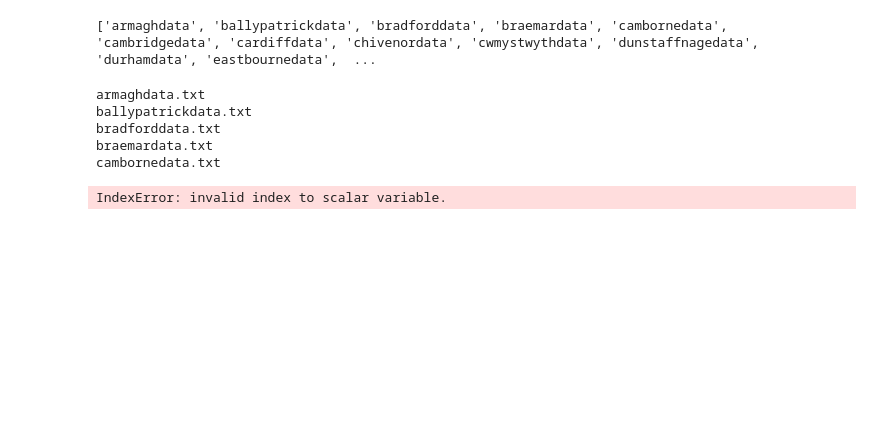
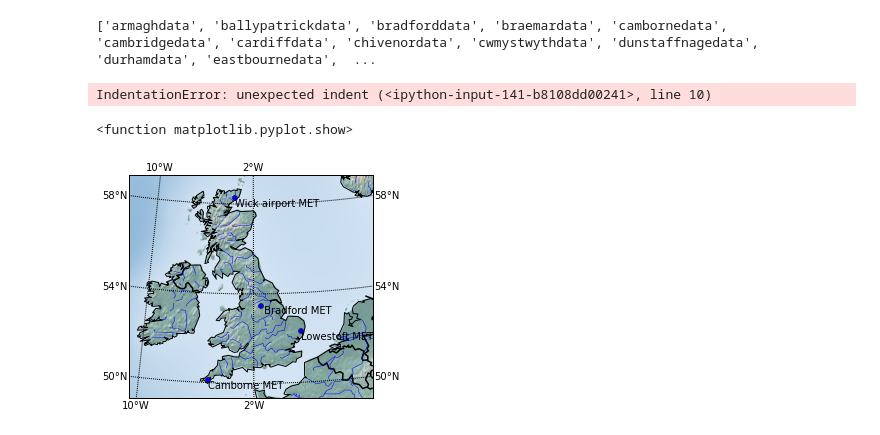
Before and after one commit to woodwm/Grid_vs_Point_Friday, a Jupyter notebook: point_download.ipynb, the cells around one changed output. Drawn from its saved outputs; the diff is of its cells as text; code cells hidden in the pictures; blank space fills up the shorter version.

```diff
--- a/point_download.ipynb
+++ b/point_download.ipynb
@@ -51,13 +52,13 @@ for st in stationsL:
     f2['TMin'] = f2['TMin'].apply(remove_star)
     f2['AF'] = f2['AF'].apply(remove_star)
     f2['Rain'] = f2['Rain'].apply(remove_star)
+        f2['Sun'] = f2['Sun'].apply(remove_star)
+    f2['TMax'] = f2['TMax'].apply(remove_star)
+    f2['TMin'] = f2['TMin'].apply(remove_star)
+    f2['AF'] = f2['AF'].apply(remove_star)
+    f2['Rain'] = f2['Rain'].apply(remove_star)
     f2 = f2.convert_objects(convert_numeric=True)
     f2 = f2.replace(to_replace='---',value='')
 # %% [output]
-armaghdata.txt
-ballypatrickdata.txt
-bradforddata.txt
-braemardata.txt
-cambornedata.txt
+IndentationError: unexpected indent (<ipython-input-141-b8108dd00241>, line 10)
-IndexError: invalid index to scalar variable.
 # %%
@@ -71,2 +69,40 @@ IndexError: invalid index to scalar variable.
     f2 = f2.convert_objects(convert_numeric=True)
     f2 = f2.replace(to_replace='---',value='')
+# %%
+
+from mpl_toolkits.basemap import Basemap
+import matplotlib.pyplot as plt
+import numpy as np
+%matplotlib inline
+
+m = Basemap(width=1200000,height=1100000,
+            rsphere=(6378137.00,6356752.3142),\
+            resolution='l',area_thresh=1000.,projection='lcc',\
+            lat_1=45.,lat_2=60,lat_0=54.32,lon_0=-2.2)
+# setup lambert conformal basemap.
+# lat_1 is first standard parallel.
+# lat_2 is second standard parallel (defaults to lat_1).
+# lon_0,lat_0 is central point.
+# rsphere=(6378137.00,6356752.3142) specifies WGS4 ellipsoid
+# area_thresh=1000 means don't p
+m.drawcoastlines()
+m.drawcountries(linewidth=1.5)
+m.shadedrelief()
+m.drawrivers(color="blue")
+m.drawparallels(np.arange(50,59,4),labels=[1,1,1,1])
+m.drawmeridians(np.arange(-10,6, 8),labels=[1,1,1,1])
+
+lon=[-1.4534,-3.53, -5.17, 1.45]
+lat=[53.4737,58.26, 50.12, 52.28]
+x,y=m(lon,lat)
+point_shape=['bo','bo','bo','bo']
+labels=[' Bradford MET','Wick airport MET', 'Camborne MET','Lowestoft MET' ]
+
+for label, xpt, ypt, point in zip(labels, x, y, point_shape):
+    m.plot(xpt, ypt, point, markersize=5)
+    plt.text(xpt,ypt-40000,label)
+
+plt.show
+# %% [output]
+<function matplotlib.pyplot.show>
+[figure, added]
```
Also changed, not shown: parts of 2 cells of this notebook.
